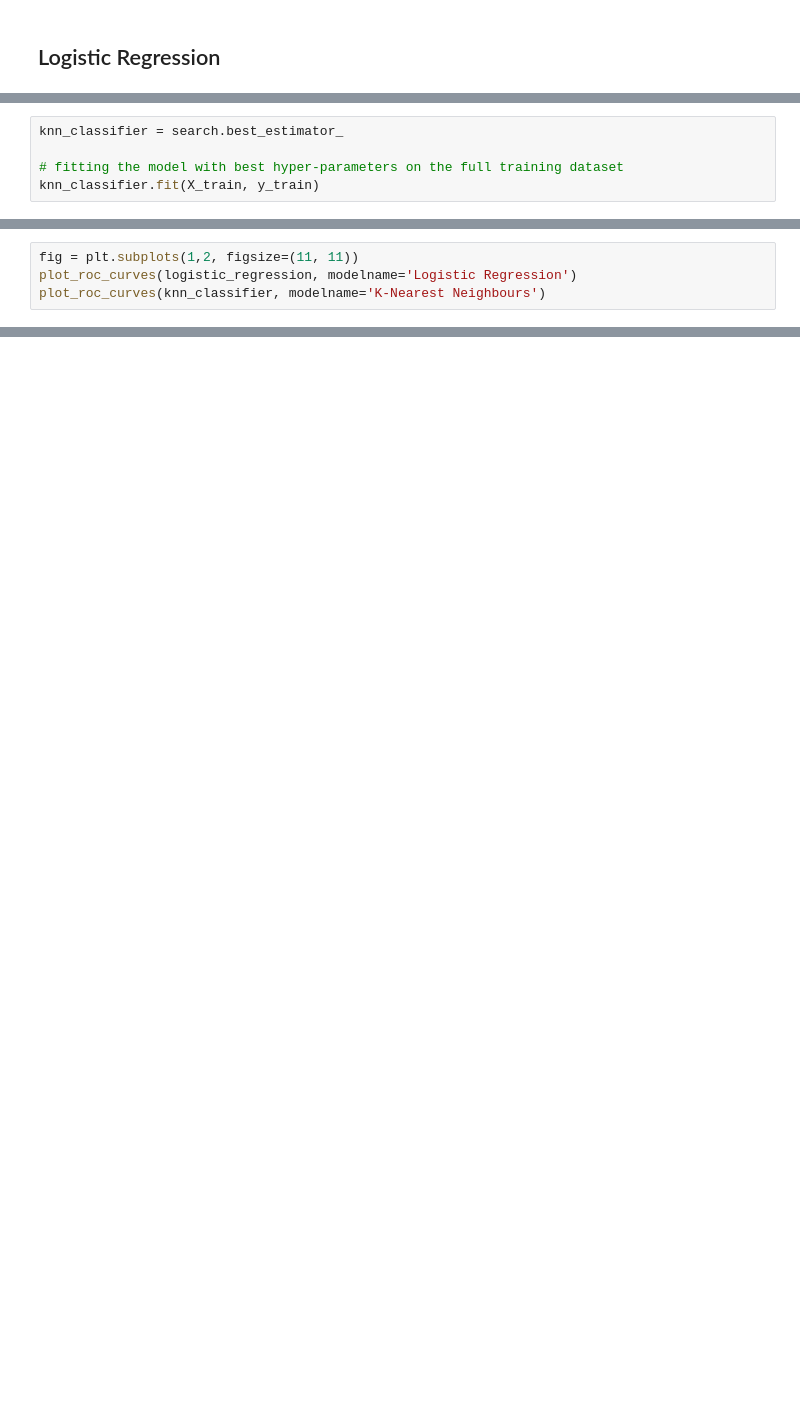
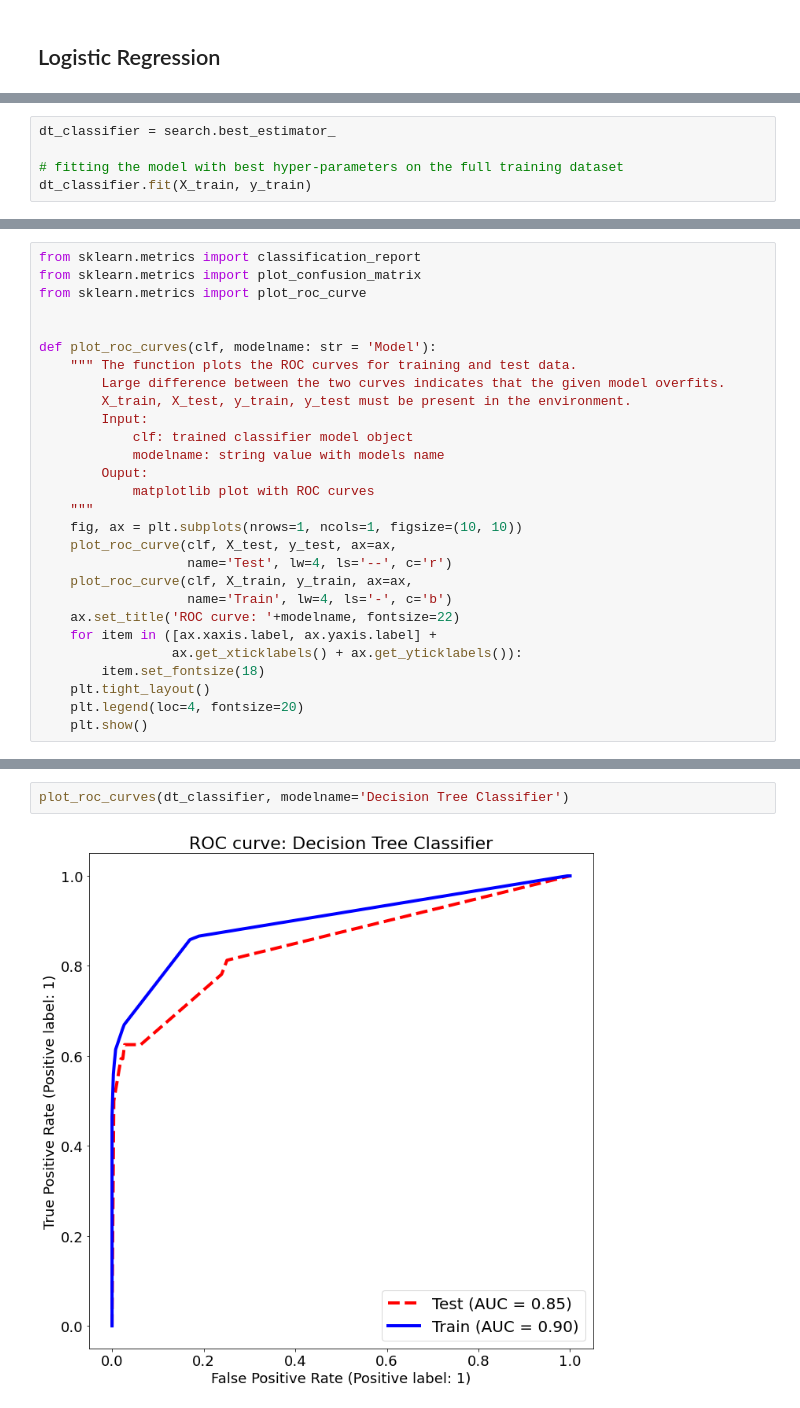
Before and after one commit to Jonkil/ML-project-2021-ESIEE, a Jupyter notebook: notebook_2.ipynb, the cells around one changed output, grey strips where cells are left out. Drawn from its saved outputs; the diff is of its cells as text; blank space fills up the shorter version.

```diff
--- a/notebook_2.ipynb
+++ b/notebook_2.ipynb
@@ -834,5 +820,0 @@ Best parameter (CV score=0.947):
-# %%
-knn_classifier = search.best_estimator_
-
-# fitting the model with best hyper-parameters on the full training dataset
-knn_classifier.fit(X_train, y_train)
@@ -886,4 +820,0 @@ def plot_roc_curves(clf, modelname:str = 'Model'):
-# %%
-fig = plt.subplots(1,2, figsize=(11, 11))
-plot_roc_curves(logistic_regression, modelname='Logistic Regression')
-plot_roc_curves(knn_classifier, modelname='K-Nearest Neighbours')
@@ -908,0 +855,5 @@ plot_confusion_matrix(estimator=search.best_estimator_, X=X_test, y_true=y_test,
+# %%
+dt_classifier = search.best_estimator_
+
+# fitting the model with best hyper-parameters on the full training dataset
+dt_classifier.fit(X_train, y_train)
@@ -908,0 +882,28 @@ plot_confusion_matrix(estimator=search.best_estimator_, X=X_test, y_true=y_test,
+# %%
+from sklearn.metrics import classification_report
+from sklearn.metrics import plot_confusion_matrix
+from sklearn.metrics import plot_roc_curve
+
+
+def plot_roc_curves(clf, modelname: str = 'Model'):
+    """ The function plots the ROC curves for training and test data.
+        Large difference between the two curves indicates that the given model overfits.
+        X_train, X_test, y_train, y_test must be present in the environment.
+        Input:
+            clf: trained classifier model object
+            modelname: string value with models name
+        Ouput:
+            matplotlib plot with ROC curves
+    """
+    fig, ax = plt.subplots(nrows=1, ncols=1, figsize=(10, 10))
+    plot_roc_curve(clf, X_test, y_test, ax=ax,
+                   name='Test', lw=4, ls='--', c='r')
+    plot_roc_curve(clf, X_train, y_train, ax=ax,
+                   name='Train', lw=4, ls='-', c='b')
+    ax.set_title('ROC curve: '+modelname, fontsize=22)
+    for item in ([ax.xaxis.label, ax.yaxis.label] +
+                 ax.get_xticklabels() + ax.get_yticklabels()):
+        item.set_fontsize(18)
+    plt.tight_layout()
+    plt.legend(loc=4, fontsize=20)
+    plt.show()
@@ -908,0 +914,4 @@ plot_confusion_matrix(estimator=search.best_estimator_, X=X_test, y_true=y_test,
+# %%
+plot_roc_curves(dt_classifier, modelname='Decision Tree Classifier')
+# %% [output]
+[figure, added]
```
Also changed, not shown: parts of 48 cells of this notebook, 3 other files.
